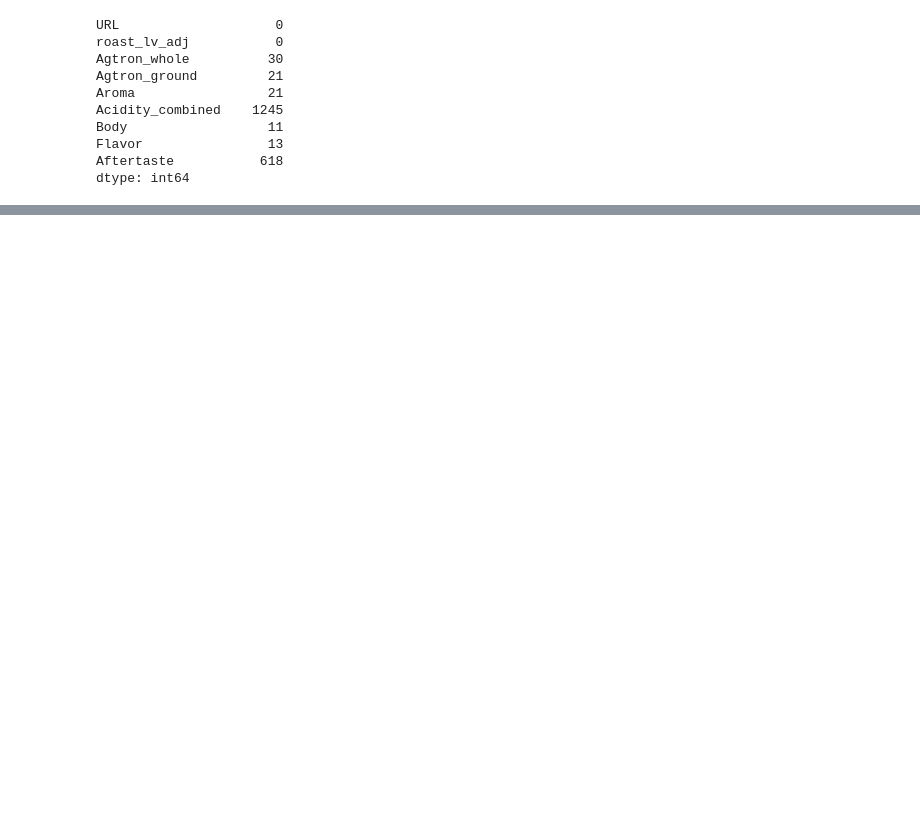
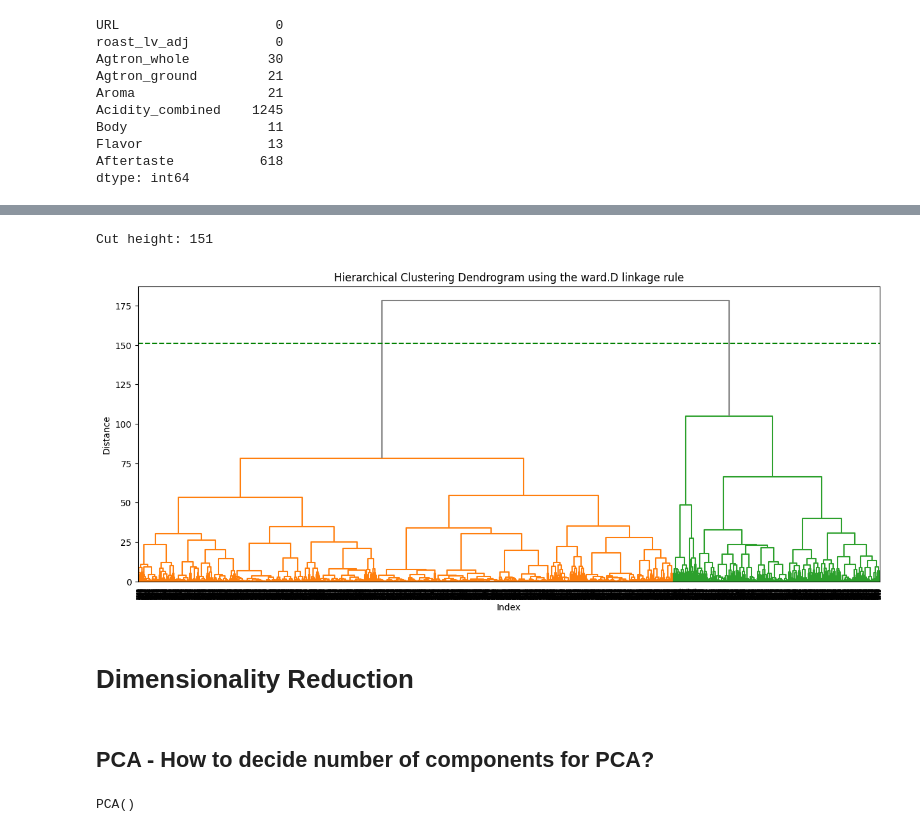
Before and after one commit to zehaog2/Coffee-Rating, a Jupyter notebook: Xin/05_Clustering.ipynb, the cells around one changed output, grey strips where cells are left out. Drawn from its saved outputs; the diff is of its cells as text; code cells hidden in the pictures; blank space fills up the shorter version.

```diff
--- a/Xin/05_Clustering.ipynb
+++ b/Xin/05_Clustering.ipynb
@@ -237,0 +466,5 @@ train_df_1.to_csv("../data/clustering_train.csv", index=False)
+# %%
+show_dendrogram(ward_linkage_matrix, 'ward.D', customize_colors=True, cut_height=151)
+# %% [output]
+Cut height: 151
+[figure, added]
@@ -237,0 +478,2 @@ train_df_1.to_csv("../data/clustering_train.csv", index=False)
+# %% [markdown]
+# Dimensionality Reduction
@@ -237,0 +506,8 @@ train_df_1.to_csv("../data/clustering_train.csv", index=False)
+# %% [markdown]
+## PCA - How to decide number of components for PCA?
+# %%
+from sklearn.decomposition import PCA, KernelPCA
+pca = PCA()
+pca.fit(scaled_data)
+# %% [output]
+PCA()
```
Also changed, not shown: parts of 87 cells of this notebook, 4 other files.
